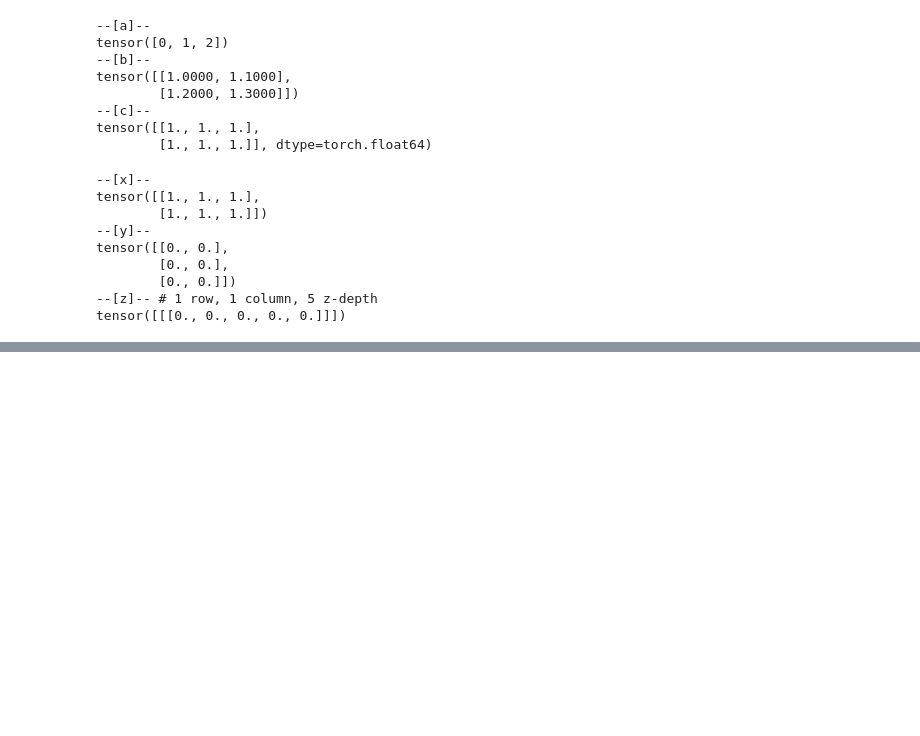
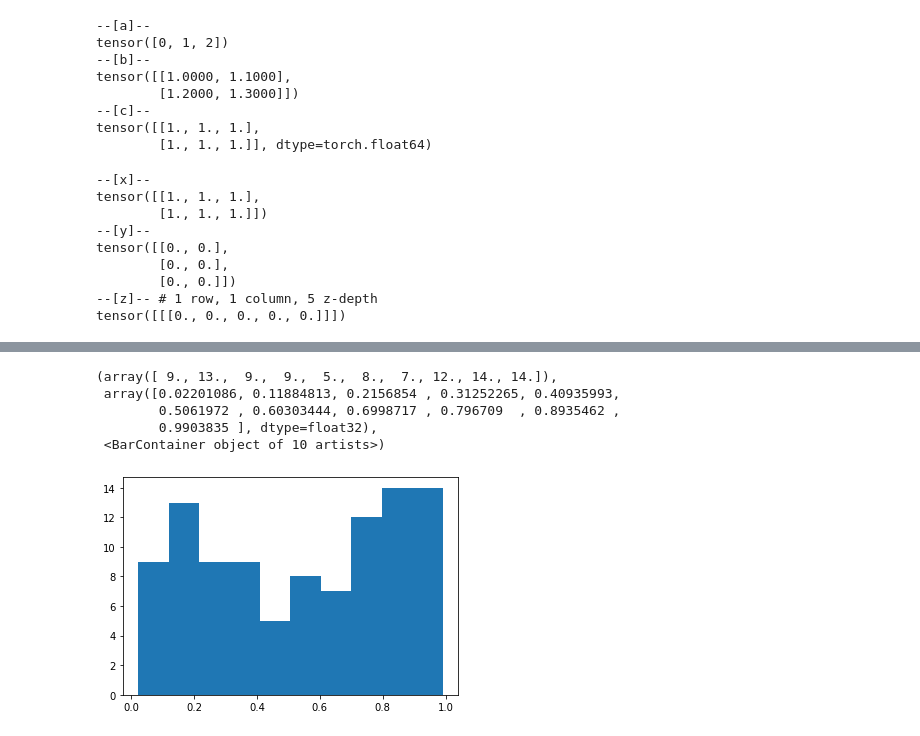
Before and after one commit to miketon/JupyterJeep, a Jupyter notebook: aiart/art_01_Intro_GradientDescent.ipynb, the cells around one changed output, grey strips where cells are left out. Cells and saved outputs as stored; diff of their text form; code cells hidden in the pictures; blank space fills up the shorter version.

```diff
--- a/aiart/art_01_Intro_GradientDescent.ipynb
+++ b/aiart/art_01_Intro_GradientDescent.ipynb
@@ -232,0 +235,13 @@ tensor([[-0.4754, -0.9115,  0.9471, -0.0640],
+# %%
+import matplotlib.pyplot as plt
+
+# @audit 🖶 : plot a histogram of uniform distribution
+uniform_plot = plt.hist(torch.rand(100))
+uniform_plot
+# %% [output]
+(array([ 9., 13.,  9.,  9.,  5.,  8.,  7., 12., 14., 14.]),
+ array([0.02201086, 0.11884813, 0.2156854 , 0.31252265, 0.40935993,
+        0.5061972 , 0.60303444, 0.6998717 , 0.796709  , 0.8935462 ,
+        0.9903835 ], dtype=float32),
+ <BarContainer object of 10 artists>)
+[figure, added]
```
Also changed, not shown: parts of 8 cells of this notebook.
